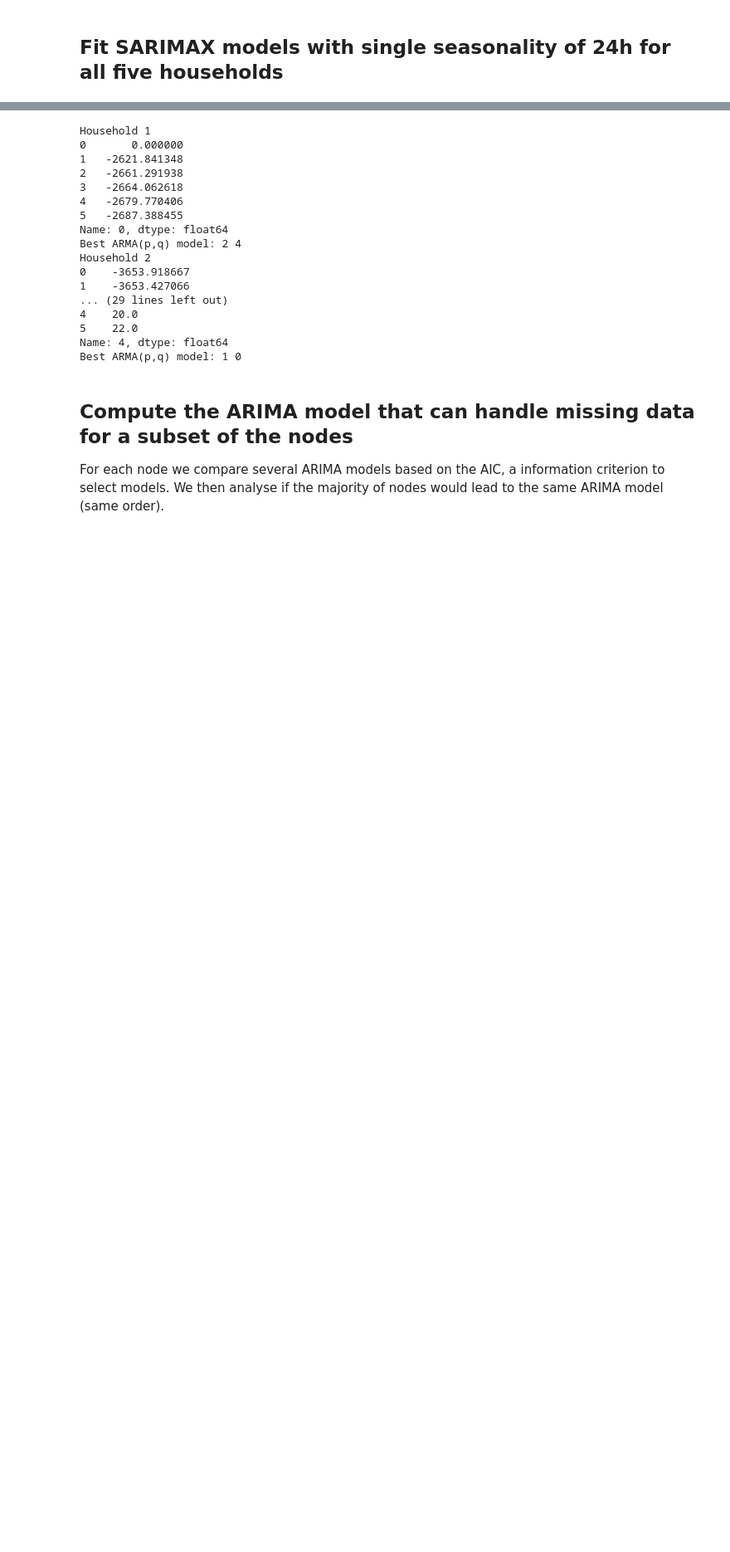
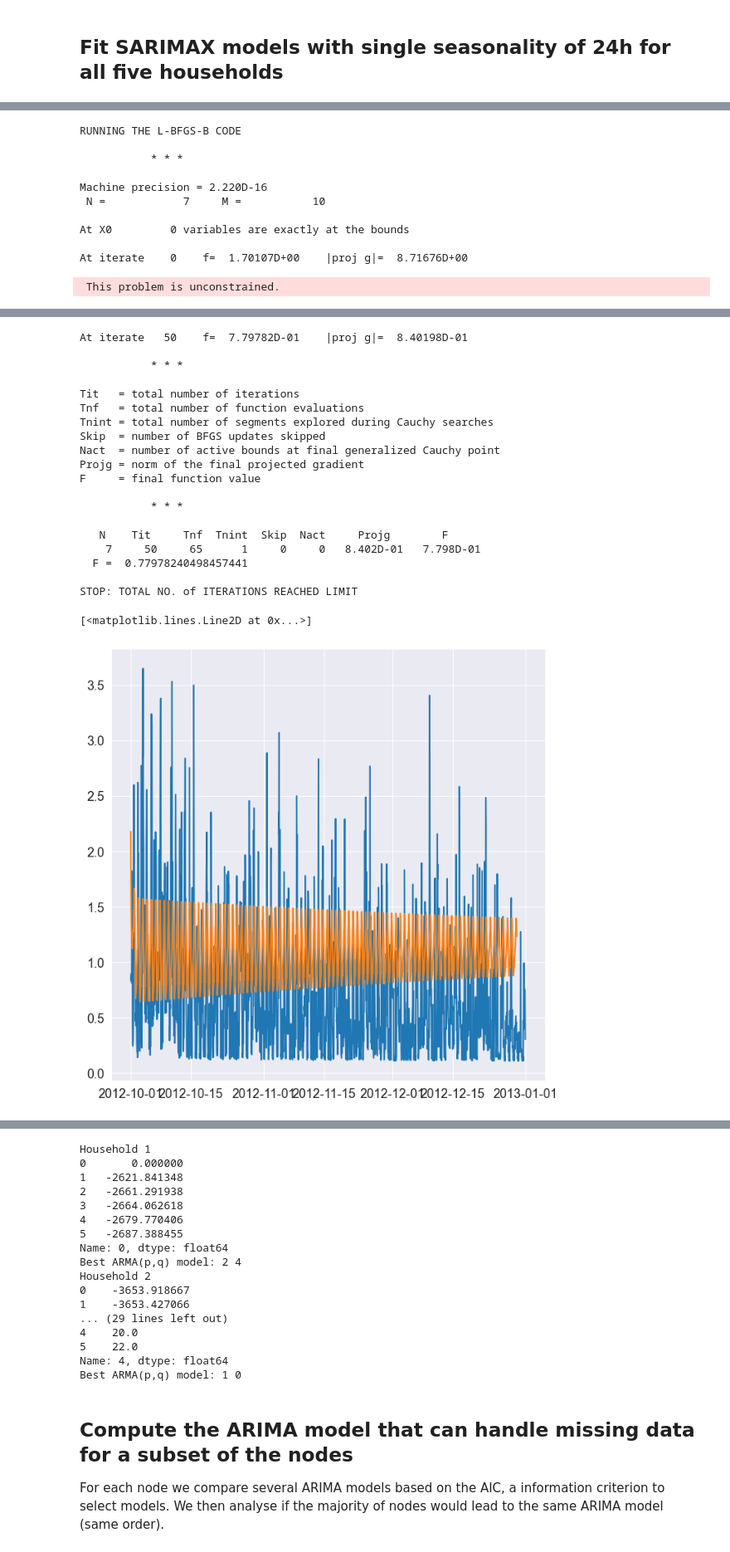
Before and after one commit to spetznick/ml4gd-project-group-3, a Jupyter notebook: arima/results_arima.ipynb, the cells around one changed output, grey strips where cells are left out. Shown at 83% size. Saved outputs shown, nothing was run; the diff lists cells and outputs as text; code cells hidden in the pictures; blank space fills up the shorter version.

```diff
--- a/arima/results_arima.ipynb
+++ b/arima/results_arima.ipynb
@@ -170,0 +264,25 @@ As we can see, the daily seasonality `24 h` follows a periodic pattern better th
+# %%
+seasonal_order = (1, 0, 1, 24)
+sarimax = sm.tsa.statespace.SARIMAX(first_household.iloc[0:train_end],
+                                    trend="c",
+                                    order=(2,0,1),
+                                    seasonal_order=seasonal_order,
+                                    enforce_invertibility=False,
+                                    freq="h")
+sarimax_res = sarimax.fit()
+
+forecast = sarimax_res.forecast(720*3)
+plt.plot(first_household[train_end:])
+plt.plot(forecast)
+# %% [output]
+RUNNING THE L-BFGS-B CODE
+
+           * * *
+
+Machine precision = 2.220D-16
+ N =            7     M =           10
+
+At X0         0 variables are exactly at the bounds
+
+At iterate    0    f=  1.70107D+00    |proj g|=  8.71676D+00
+ This problem is unconstrained.
@@ -170,0 +306,21 @@ As we can see, the daily seasonality `24 h` follows a periodic pattern better th
+At iterate   50    f=  7.79782D-01    |proj g|=  8.40198D-01
+
+           * * *
+
+Tit   = total number of iterations
+Tnf   = total number of function evaluations
+Tnint = total number of segments explored during Cauchy searches
+Skip  = number of BFGS updates skipped
+Nact  = number of active bounds at final generalized Cauchy point
+Projg = norm of the final projected gradient
+F     = final function value
+
+           * * *
+
+   N    Tit     Tnf  Tnint  Skip  Nact     Projg        F
+    7     50     65      1     0     0   8.402D-01   7.798D-01
+  F =  0.77978240498457441
+
+STOP: TOTAL NO. of ITERATIONS REACHED LIMIT
+[<matplotlib.lines.Line2D at 0x...>]
+[figure, added]
```
Also changed, not shown: parts of 23 cells of this notebook.
